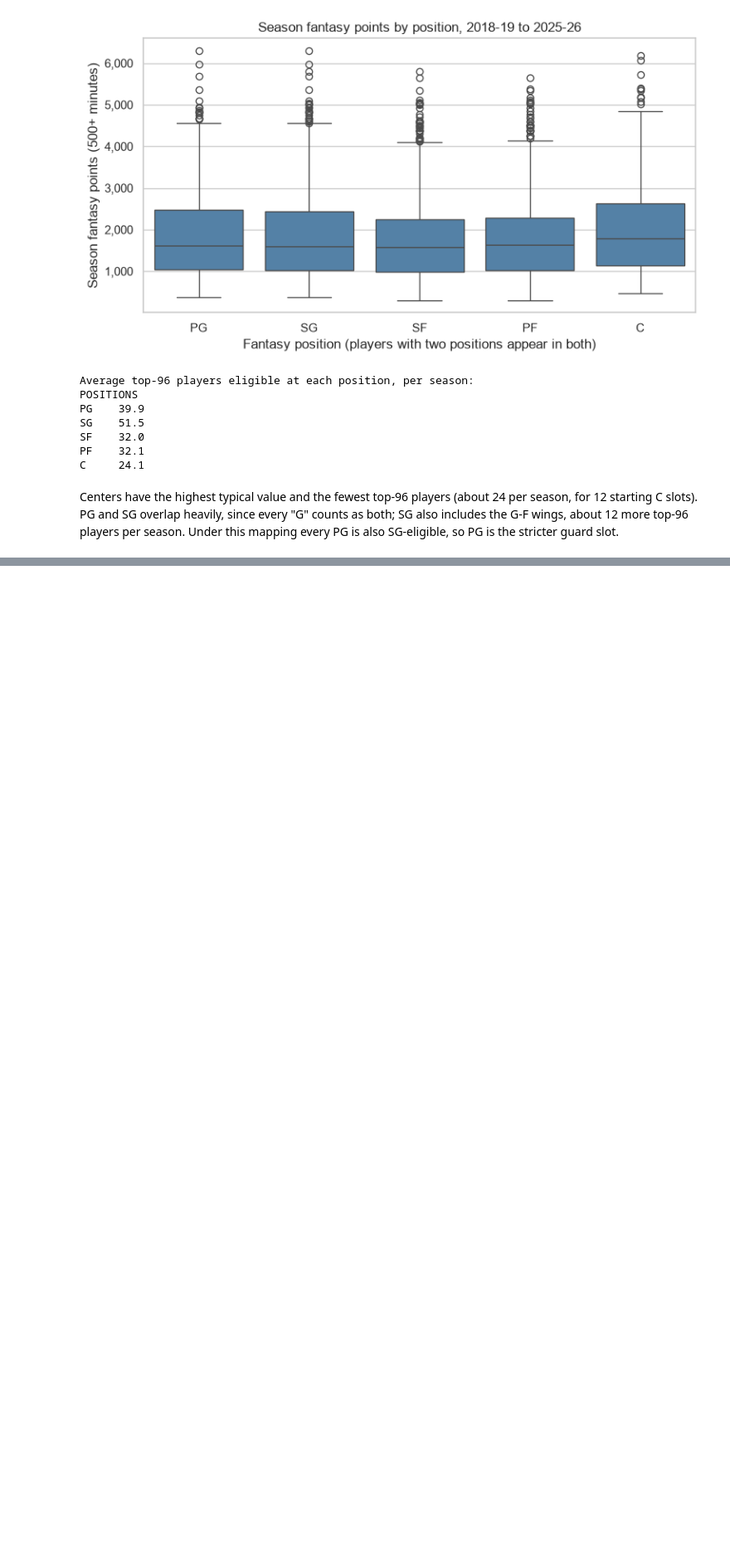
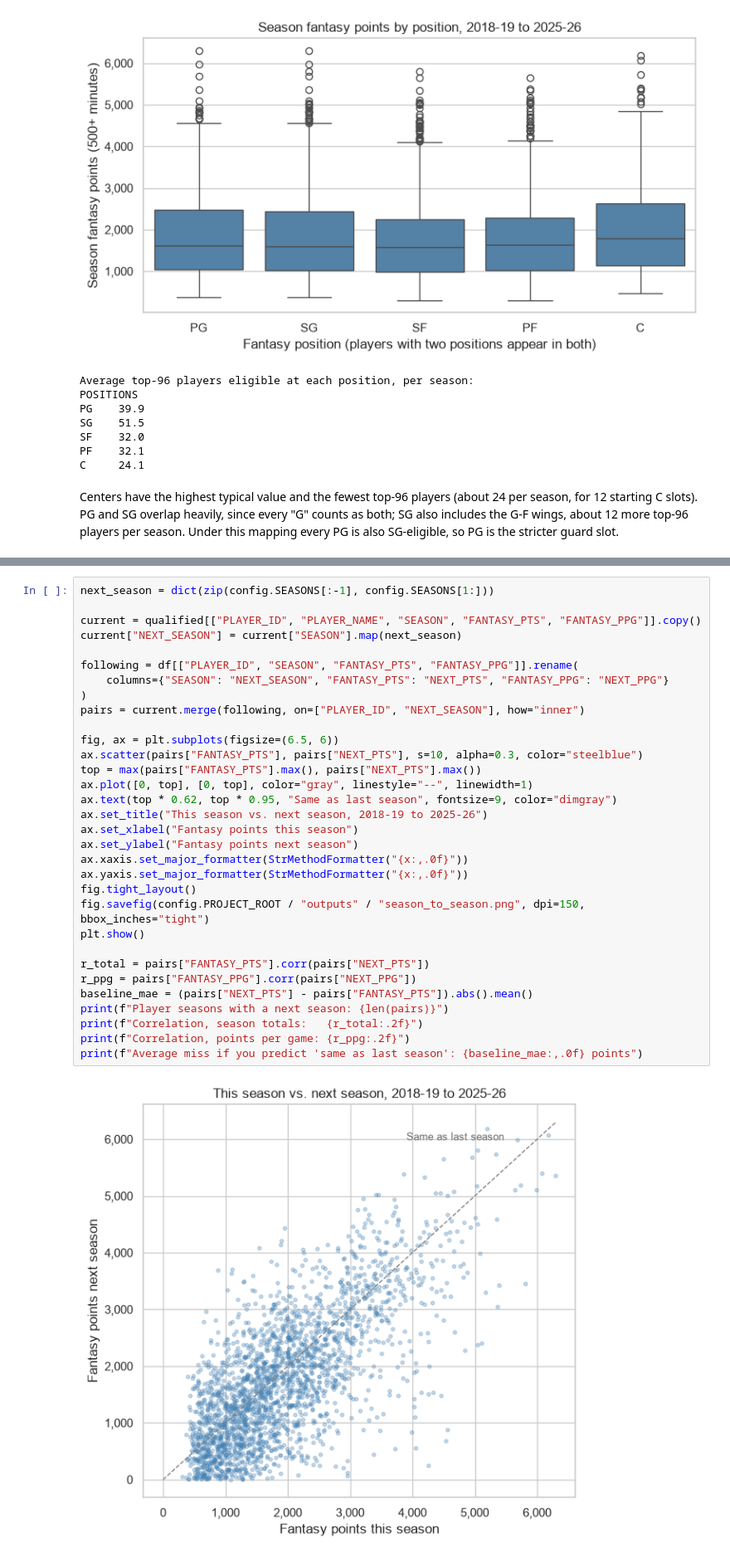
Before and after one commit to ryanpollard00/fantasy-basketball-draft-simulator, a Jupyter notebook: notebooks/01_data_exploration.ipynb, the cells around one changed output, grey strips where cells are left out. Shown at 83% size. Cells and saved outputs as stored; diff of their text form; blank space fills up the shorter version.

Commit message:
add season-to-season predictability analysis

```diff
--- a/notebooks/01_data_exploration.ipynb
+++ b/notebooks/01_data_exploration.ipynb
@@ -111,0 +114,34 @@ Centers have the highest typical value and the fewest top-96 players (about 24 p
+# %%
+next_season = dict(zip(config.SEASONS[:-1], config.SEASONS[1:]))
+
+current = qualified[["PLAYER_ID", "PLAYER_NAME", "SEASON", "FANTASY_PTS", "FANTASY_PPG"]].copy()
+current["NEXT_SEASON"] = current["SEASON"].map(next_season)
+
+following = df[["PLAYER_ID", "SEASON", "FANTASY_PTS", "FANTASY_PPG"]].rename(
+    columns={"SEASON": "NEXT_SEASON", "FANTASY_PTS": "NEXT_PTS", "FANTASY_PPG": "NEXT_PPG"}
+)
+pairs = current.merge(following, on=["PLAYER_ID", "NEXT_SEASON"], how="inner")
+
+fig, ax = plt.subplots(figsize=(6.5, 6))
+ax.scatter(pairs["FANTASY_PTS"], pairs["NEXT_PTS"], s=10, alpha=0.3, color="steelblue")
+top = max(pairs["FANTASY_PTS"].max(), pairs["NEXT_PTS"].max())
+ax.plot([0, top], [0, top], color="gray", linestyle="--", linewidth=1)
+ax.text(top * 0.62, top * 0.95, "Same as last season", fontsize=9, color="dimgray")
+ax.set_title("This season vs. next season, 2018-19 to 2025-26")
+ax.set_xlabel("Fantasy points this season")
+ax.set_ylabel("Fantasy points next season")
+ax.xaxis.set_major_formatter(StrMethodFormatter("{x:,.0f}"))
+ax.yaxis.set_major_formatter(StrMethodFormatter("{x:,.0f}"))
+fig.tight_layout()
+fig.savefig(config.PROJECT_ROOT / "outputs" / "season_to_season.png", dpi=150, bbox_inches="tight")
+plt.show()
+
+r_total = pairs["FANTASY_PTS"].corr(pairs["NEXT_PTS"])
+r_ppg = pairs["FANTASY_PPG"].corr(pairs["NEXT_PPG"])
+baseline_mae = (pairs["NEXT_PTS"] - pairs["FANTASY_PTS"]).abs().mean()
+print(f"Player seasons with a next season: {len(pairs)}")
+print(f"Correlation, season totals:   {r_total:.2f}")
+print(f"Correlation, points per game: {r_ppg:.2f}")
+print(f"Average miss if you predict 'same as last season': {baseline_mae:,.0f} points")
+# %% [output]
+[figure, added]
```
Also changed, not shown: parts of 3 cells of this notebook.
